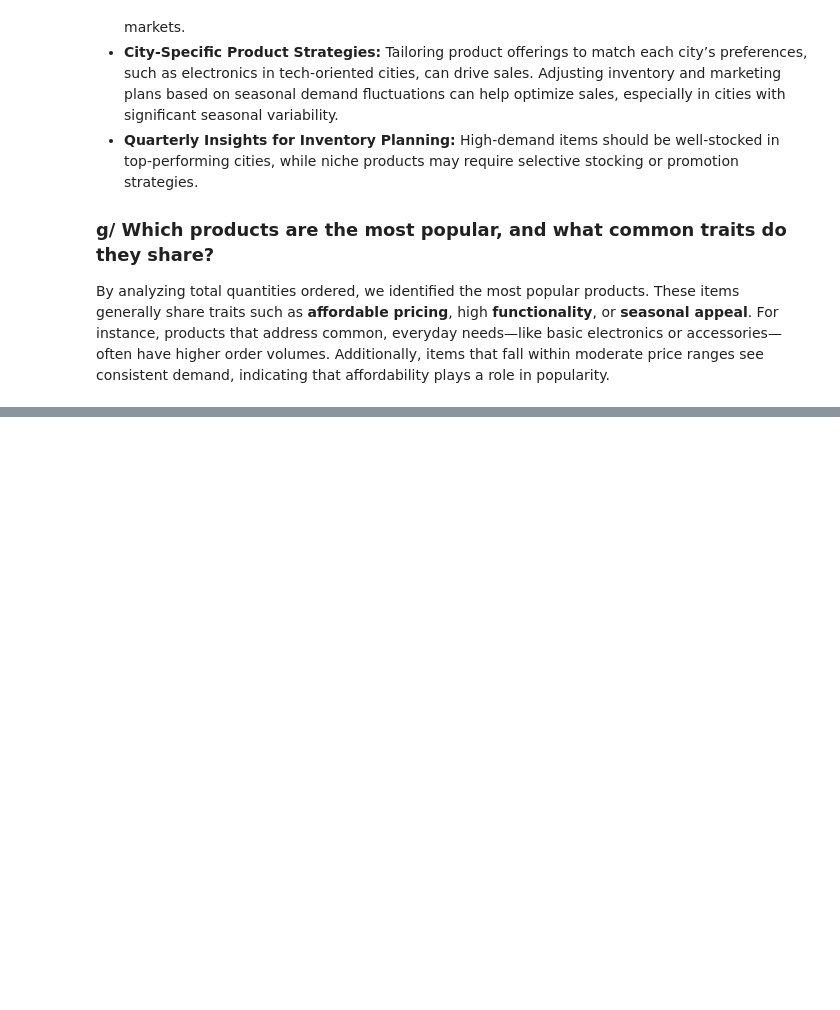
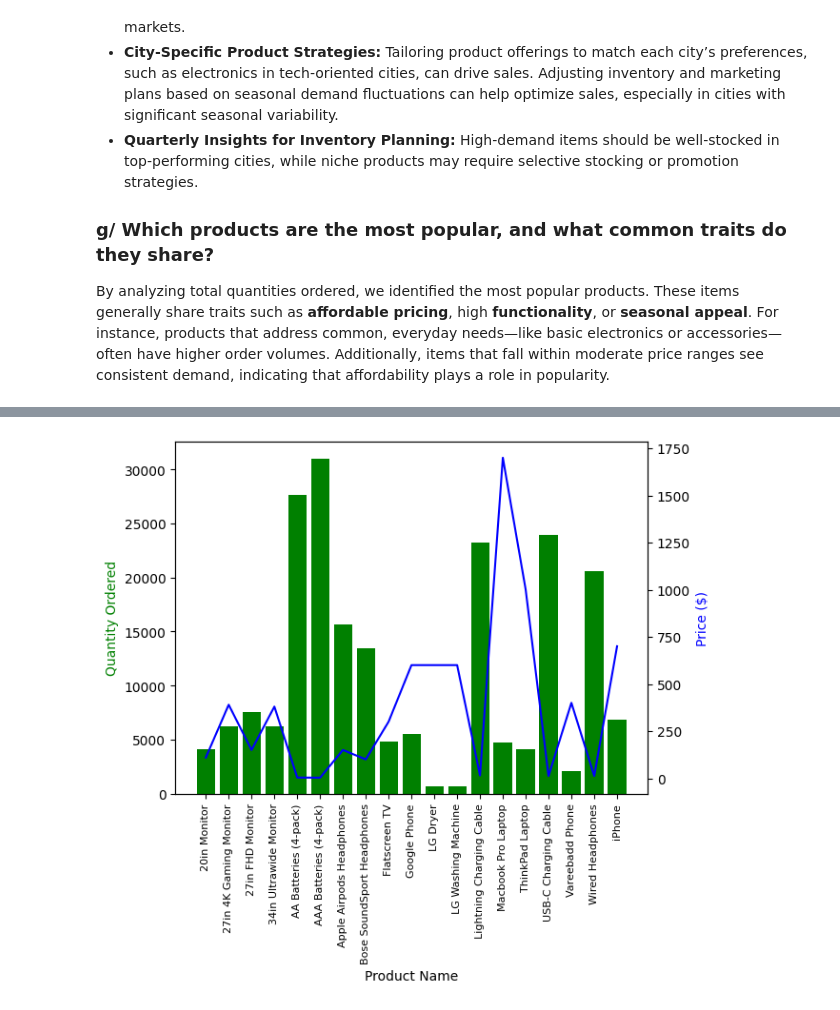
Before and after one commit to huyquangphamname/SalesAnalysis, a Jupyter notebook: demo.ipynb, the cells around one changed output, grey strips where cells are left out. Cells and saved outputs as stored; diff of their text form; code cells hidden in the pictures; blank space fills up the shorter version.

```diff
--- a/demo.ipynb
+++ b/demo.ipynb
@@ -141,0 +133,3 @@ After dropping rows with all null values, we proceed with the following steps to
+# %%
+df = df.dropna(axis=0)
+df.head
@@ -386,23 +482,26 @@ plt.show()
 # %%
 # Referenced: https://stackoverflow.com/questions/14762181/adding-a-y-axis-label-to-secondary-y-axis-in-matplotlib
 
 # product_groups = df.groupby('Product')
 # quantity_ordered = product_groups['Quantity Ordered'].sum()
 products = [product for product, df in product_groups]
 prices = product_groups['Price Each'].mean()
+order_purchase = df.groupby('Product')['Quantity Ordered'].sum()
 
 fig, ax1 = plt.subplots()
 ax2 = ax1.twinx()
 ax1.bar(products, order_purchase, color='g')
 # ax1.bar(products, quantity_ordered, color='g')
 ax2.plot(products, prices, 'b-')
 
 ax1.set_xlabel('Product Name')
 ax1.set_ylabel('Quantity Ordered', color='g')
 ax2.set_ylabel('Price ($)', color='b')
 ax1.set_xticklabels(products, rotation='vertical', size=8)
 
 fig.show()
+# %% [output]
+[figure, added]
 # %% [markdown]
 ![Figure examining the relationship between price and quantity](/Output/dualAxisBarLinePlot.png){@fig-dualAxisBarAndLinePlot }
 
```
Also changed, not shown: parts of 26 cells of this notebook, 1 other file.
